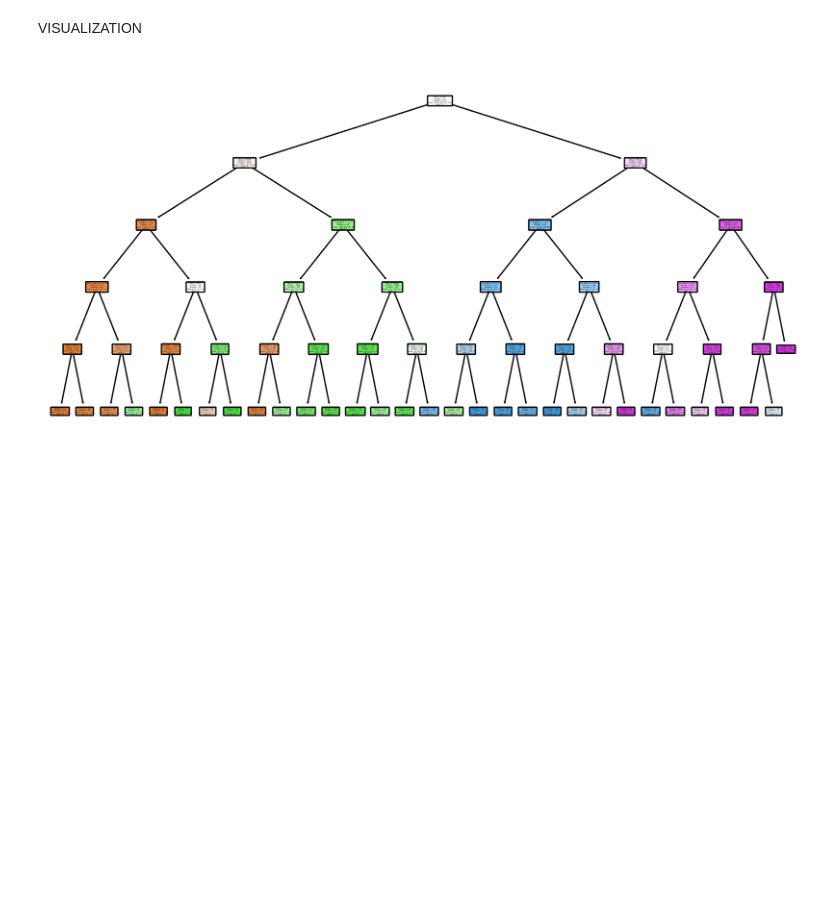
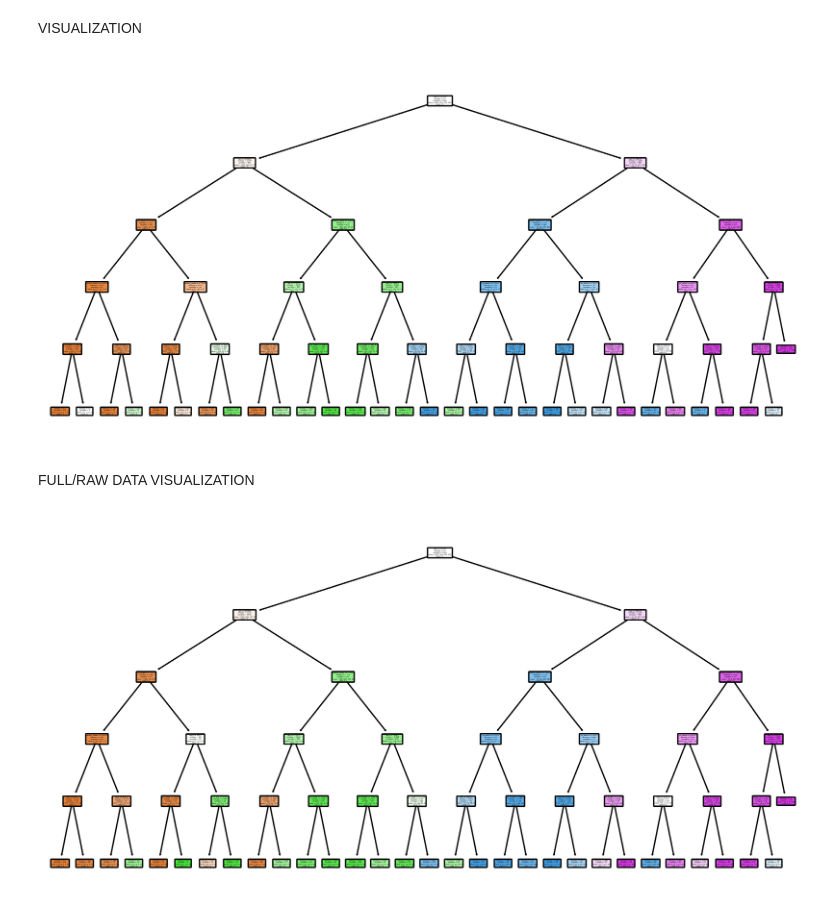
Before and after one commit to Mono260604/DecisionTree-py, a Jupyter notebook: fix_dec_tree.ipynb, the cells around one changed output. Saved outputs shown, nothing was run; the diff lists cells and outputs as text; code cells hidden in the pictures; blank space fills up the shorter version.

```diff
--- a/fix_dec_tree.ipynb
+++ b/fix_dec_tree.ipynb
@@ -204,5 +200,15 @@ plt.show()
 # %% [markdown]
 VISUALIZATION
+# %%
+fn = X_train.columns.tolist()
+cn =  [str(i) for i in y_train.unique()]
+fig, axes = plt.subplots(nrows=1, ncols=1, figsize=(10, 5), dpi=300)
+plot_tree(clf, feature_names=fn, class_names=cn, filled=True, rounded=True, ax=axes)
+plt.show()
+# %% [output]
+[figure, added]
+# %% [markdown]
+FULL/RAW DATA VISUALIZATION
 # %%
 fn = feature_columns.columns.tolist()
 cn =  [str(i) for i in dataset['price_range'].unique()]
```
Also changed, not shown: parts of 12 cells of this notebook.
